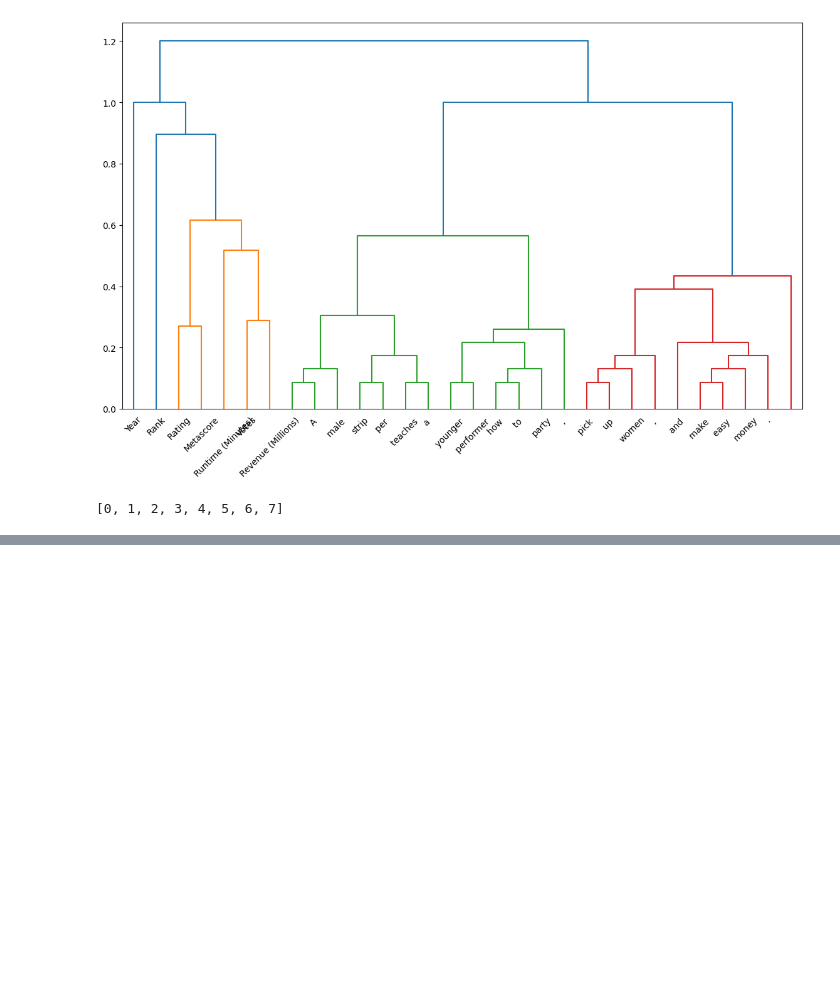
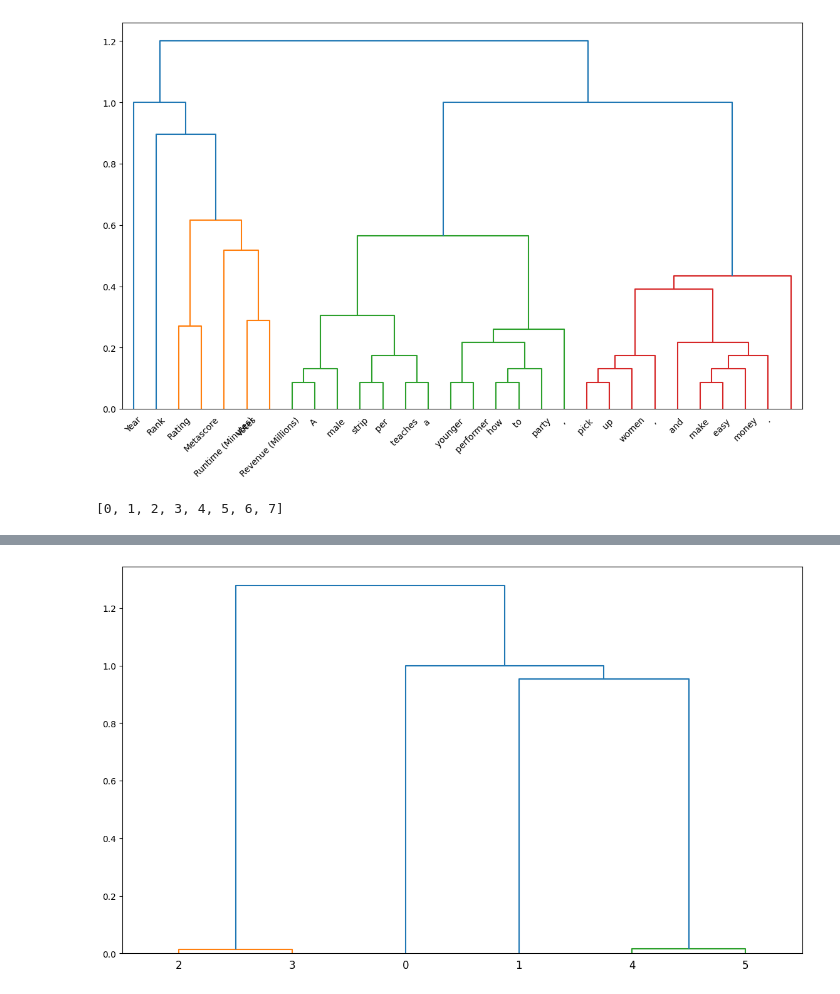
Before and after one commit to jameswburton18/TextNTabularExplanations, a Jupyter notebook: notebooks/test.ipynb, the cells around one changed output, grey strips where cells are left out. Saved outputs shown, nothing was run; the diff lists cells and outputs as text; code cells hidden in the pictures; blank space fills up the shorter version.

```diff
--- a/notebooks/test.ipynb
+++ b/notebooks/test.ipynb
@@ -182,0 +245,69 @@ idxs
+# %%
+Z_join = np.array(
+    [
+        [2.0, 3.0, 0.01305918, 2.0],
+        [4.0, 5.0, 0.016443, 2.0],
+        [1.0, 7.0, 0.95360831, 3.0],
+        [0.0, 8.0, 1.00048098, 4.0],
+        [6.0, 9.0, 1.27947231, 6.0],
+    ]
+)
+fig = plt.figure(figsize=(14, 8))
+# dn = dendrogram(np.concatenate([Z, C + [6,6,0,6],[[10.0, 11.0, 1.5, 7.0]]]), labels=['s', 'romantic ', 'comedy', 's','Rating', 'Run', 'Votes'])
+# , labels=['Rating', 'Run', 'Votes','s', 'romantic ', 'comedy', 's'])
+dn = dendrogram(
+    Z_join,
+    # labels=[
+    #     "goal",
+    #     "disable_communication",
+    #     "country",
+    #     "currency",
+    #     "deadline",
+    #     "created_at",
+    #     "",
+    #     "For",
+    #     "Francis",
+    #     "-",
+    #     "a",
+    #     "short",
+    #     "film",
+    #     "celebrating",
+    #     "who",
+    #     "we",
+    #     "are",
+    #     "Francis",
+    #     "is",
+    #     "a",
+    #     "typical",
+    #     "seven",
+    #     "year",
+    #     "old",
+    #     "boy",
+    #     "",
+    #     "for",
+    #     "-",
+    #     "fr",
+    #     "##anc",
+    #     "##is",
+    #     "-",
+    #     "a",
+    #     "-",
+    #     "short",
+    #     "-",
+    #     "film",
+    #     "-",
+    #     "cele",
+    #     "##br",
+    #     "##ating",
+    #     "-",
+    #     "who",
+    #     "-",
+    #     "we",
+    #     "-",
+    #     "are",
+    #     "",
+    # ],
+)
+plt.show()
+# %% [output]
+[figure, added]
```
Also changed, not shown: parts of 10 cells of this notebook.
